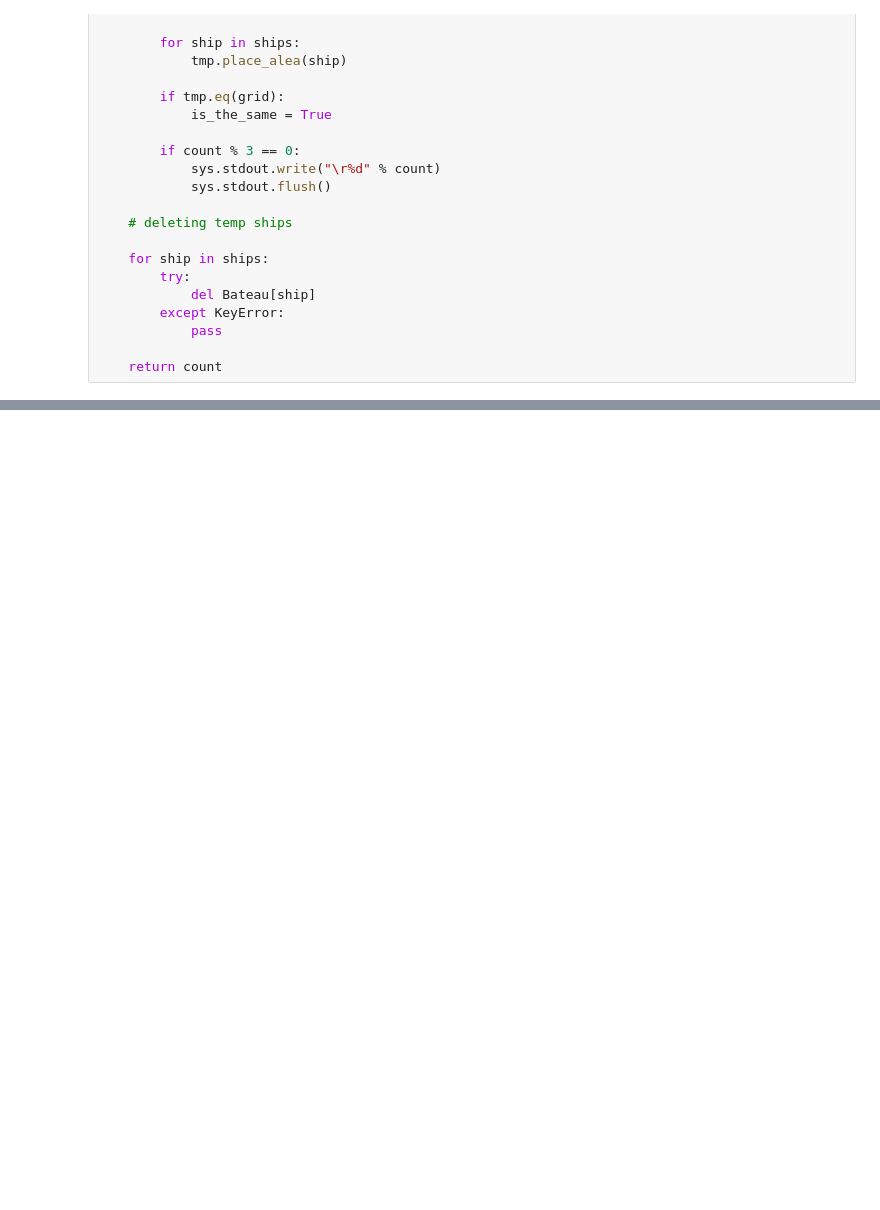
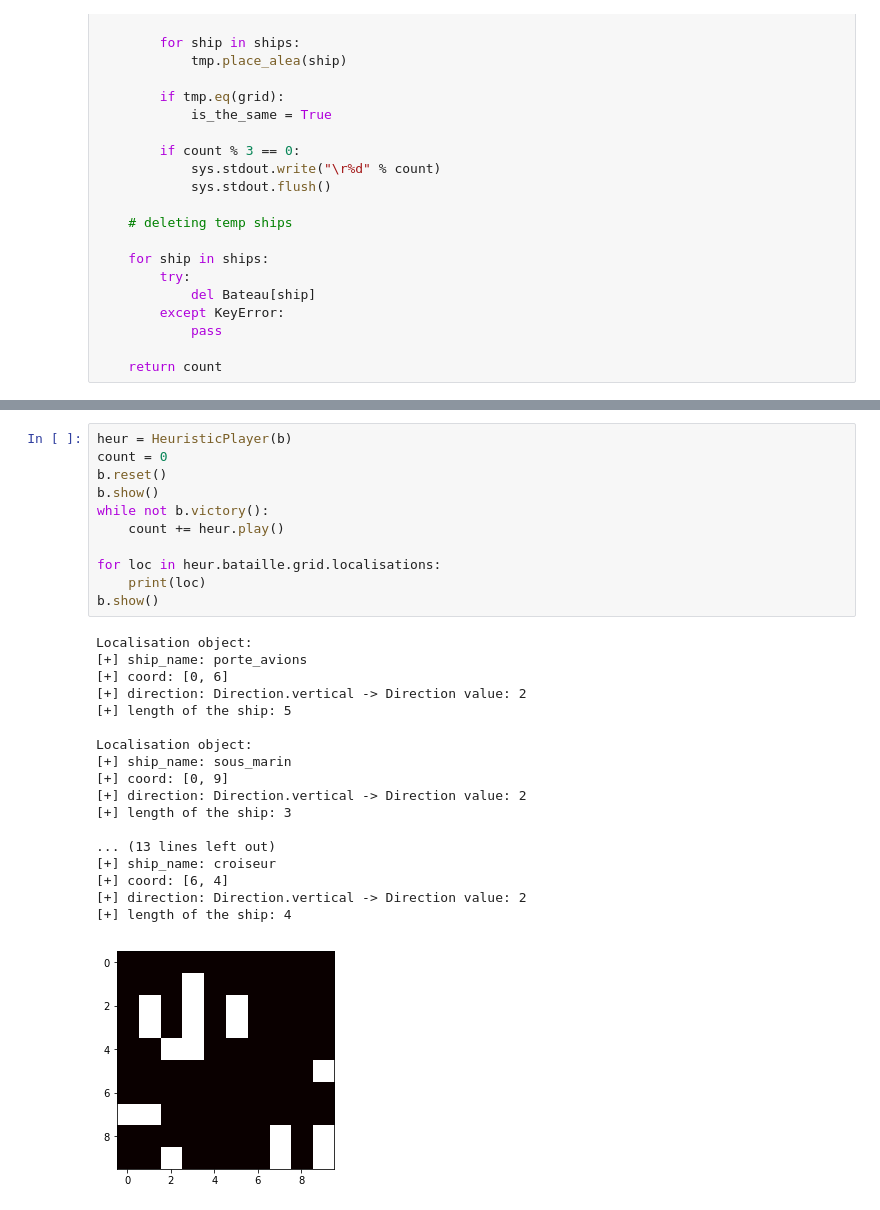
Before and after one commit to shetsecure/3i005, a Jupyter notebook: Untitled.ipynb, the cells around one changed output, grey strips where cells are left out. Drawn from its saved outputs; the diff is of its cells as text; blank space fills up the shorter version.

```diff
--- a/Untitled.ipynb
+++ b/Untitled.ipynb
@@ -690,0 +605,30 @@ SystemExit: [['target_5', 1]]
+# %%
+heur = HeuristicPlayer(b)
+count = 0
+b.reset()
+b.show()
+while not b.victory():
+    count += heur.play()
+
+for loc in heur.bataille.grid.localisations:
+    print(loc)
+b.show()
+# %% [output]
+Localisation object:
+[+] ship_name: porte_avions
+[+] coord: [0, 6]
+[+] direction: Direction.vertical -> Direction value: 2
+[+] length of the ship: 5
+
+Localisation object:
+[+] ship_name: sous_marin
+[+] coord: [0, 9]
+[+] direction: Direction.vertical -> Direction value: 2
+[+] length of the ship: 3
+
+... (13 lines left out)
+[+] ship_name: croiseur
+[+] coord: [6, 4]
+[+] direction: Direction.vertical -> Direction value: 2
+[+] length of the ship: 4
+[figure, added]
```
Also changed, not shown: parts of 17 cells of this notebook, 2 other files.
